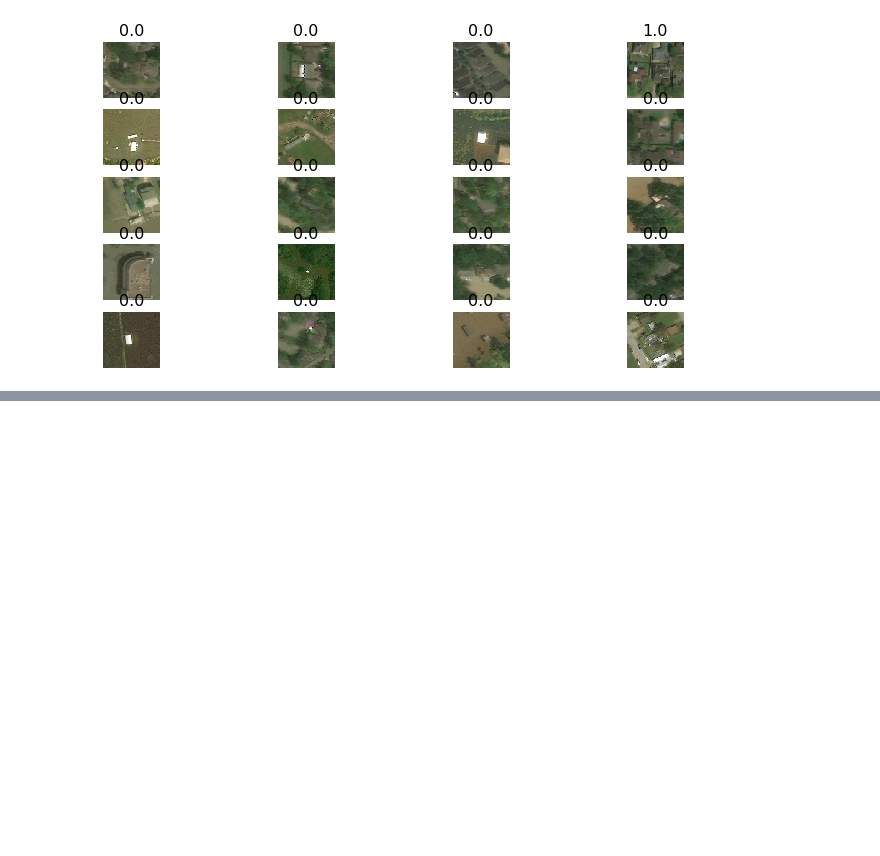
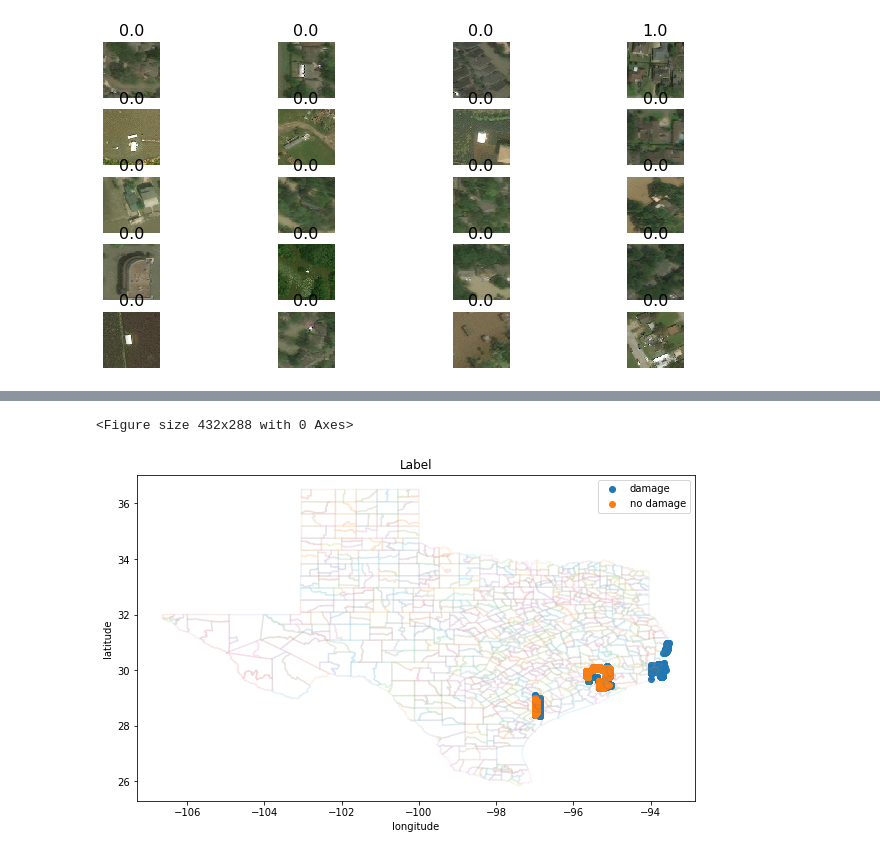
Before and after one commit to harimadhavan2000/AI2_P2, a Jupyter notebook: EDA.ipynb, the cells around one changed output, grey strips where cells are left out. Drawn from its saved outputs; the diff is of its cells as text; code cells hidden in the pictures; blank space fills up the shorter version.

```diff
--- a/EDA.ipynb
+++ b/EDA.ipynb
@@ -170,0 +217,31 @@ plots(imgs, titles=labels, rows = 5)
+# %%
+image_dmg = image_df[image_df['damage']=='damage']
+image_nodmg = image_df[image_df['damage']=='no_damage']
+image_dmg.reset_index(drop=True,inplace=True)
+image_nodmg.reset_index(drop=True,inplace=True)
+# %%
+import geopandas
+fp = "shapes/tl_2016_48_cousub.shp"
+data = geopandas.read_file(fp)
+# %%
+import shapefile as shp  # Requires the pyshp package
+import matplotlib.pyplot as plt
+
+sf = shp.Reader(fp)
+# %%
+plt.figure()
+fig, ax = plt.subplots( figsize=(10,6))
+for shape in sf.shapeRecords():
+    x = [i[0] for i in shape.shape.points[:]]
+    y = [i[1] for i in shape.shape.points[:]]
+    plt.plot(x,y, alpha = 0.1)
+plt.scatter(image_dmg['lon'], image_dmg['lat'], color='C0',  label='damage')
+plt.scatter(image_nodmg['lon'], image_nodmg['lat'], color='C1',  label='no damage')
+plt.title('Label')
+plt.legend()
+plt.xlabel('longitude')
+plt.ylabel('latitude')
+plt.show()
+# %% [output]
+<Figure size 432x288 with 0 Axes>
+[figure, added]
```
Also changed, not shown: parts of 10 cells of this notebook, 1 other file.
